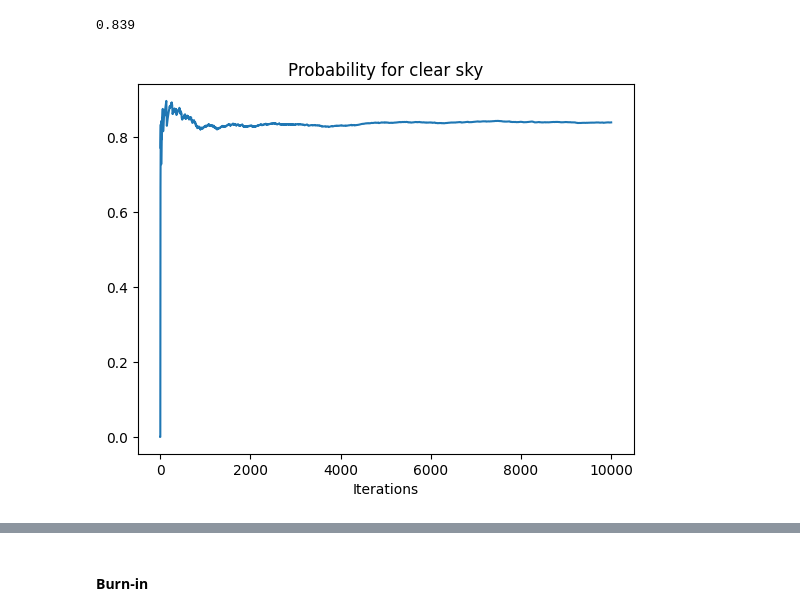
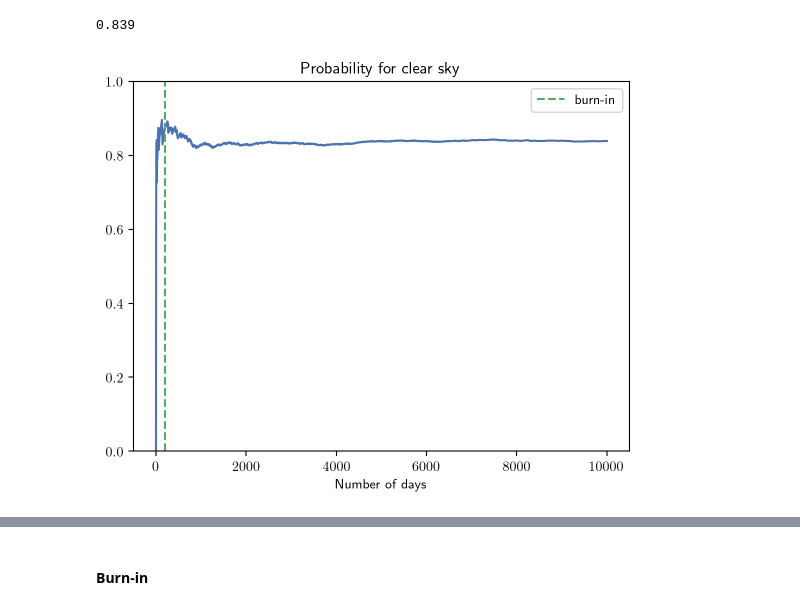
Before and after one commit to GiuliaConti/astrostatistics_bicocca_2024, a Jupyter notebook: working/E09_L10_sunny.ipynb, the cells around one changed output, grey strips where cells are left out. Cells and saved outputs as stored; diff of their text form; code cells hidden in the pictures.

```diff
--- a/working/E09_L10_sunny.ipynb
+++ b/working/E09_L10_sunny.ipynb
@@ -3,6 +5,13 @@ import numpy as np
 import scipy.stats
 import pylab as plt
 import astroML.stats
+
+from astropy.visualization.hist import hist
+
+plt.style.use('seaborn-v0_8-deep')
+plt.rc('text', usetex=True)
+%matplotlib inline
+%config InlineBackend.figure_format='retina'
 # %%
 random_state = np.random.RandomState(seed=10)
 # %%
@@ -42,8 +51,14 @@ print(probability)
 # %%
 prob_during = np.cumsum(weather)/(np.arange(weather.size)+1)
 plt.plot(prob_during)
-plt.xlabel('Iterations')
+
+burnin_index=2000
+plt.axvline(200, ls='--', color='C1', label='burn-in')
+
+plt.ylim(0,1)
+plt.xlabel('Number of days')
 plt.title('Probability for clear sky')
+plt.legend()
 plt.show()
 # %% [output]
-[figure, old version]
+[figure, new version]
```
Also changed, not shown: parts of 23 cells of this notebook.
